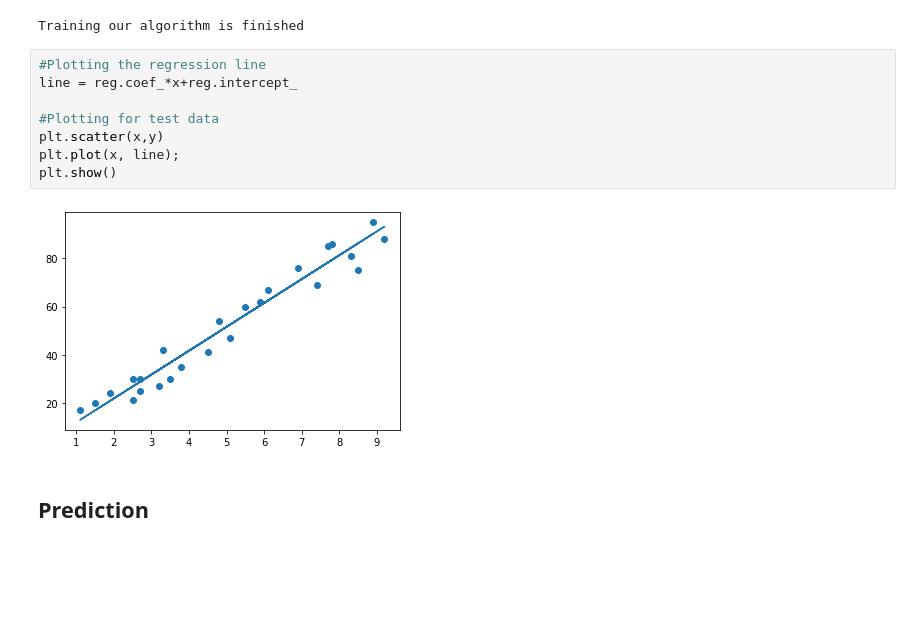
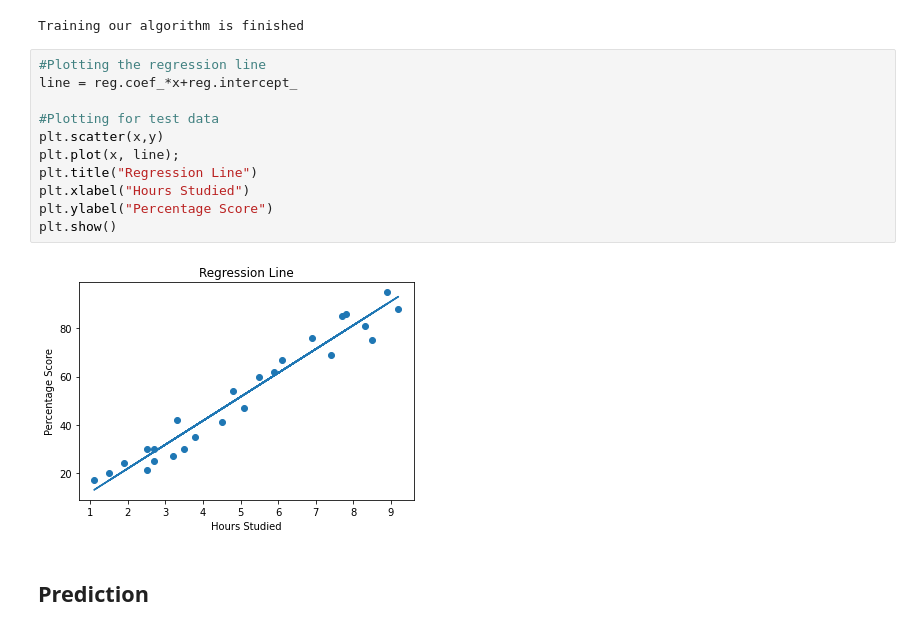
Before and after one commit to aejazvelani/The-Sparks-Foundation, a Jupyter notebook: Task_2__The_Sparks_Foundation.ipynb, the cells around one changed output. Saved outputs shown, nothing was run; the diff lists cells and outputs as text; blank space fills up the shorter version.

```diff
--- a/Task_2__The_Sparks_Foundation.ipynb
+++ b/Task_2__The_Sparks_Foundation.ipynb
@@ -89,13 +89,16 @@ Training our algorithm is finished
 # %%
 #Plotting the regression line
 line = reg.coef_*x+reg.intercept_
 
 #Plotting for test data
 plt.scatter(x,y)
 plt.plot(x, line);
+plt.title("Regression Line")
+plt.xlabel("Hours Studied")
+plt.ylabel("Percentage Score")
 plt.show()
 # %% [output]
-[figure, old version]
+[figure, new version]
 # %% [markdown]
 ## Prediction
 # %%
```
Also changed, not shown: parts of 4 cells of this notebook.
